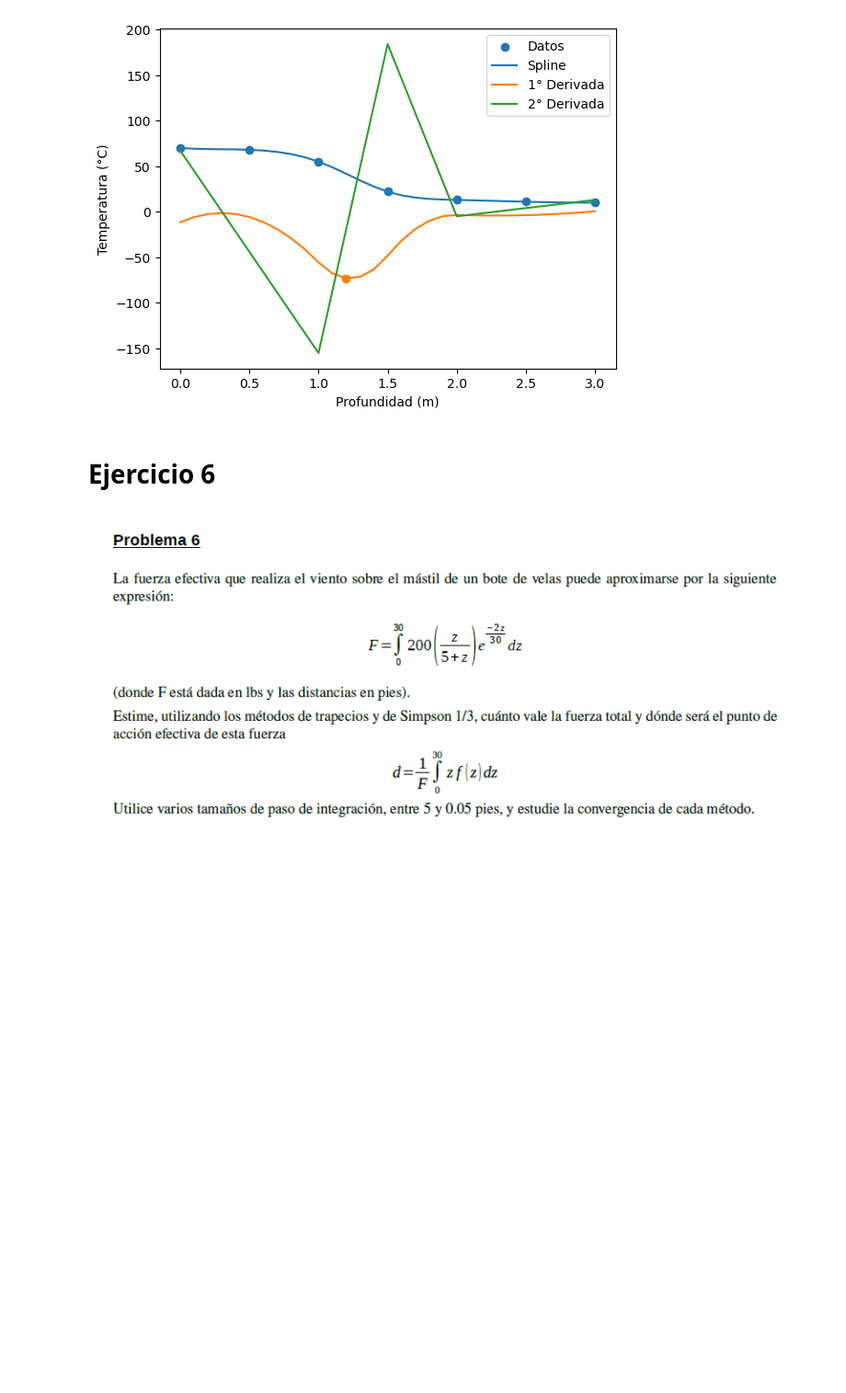
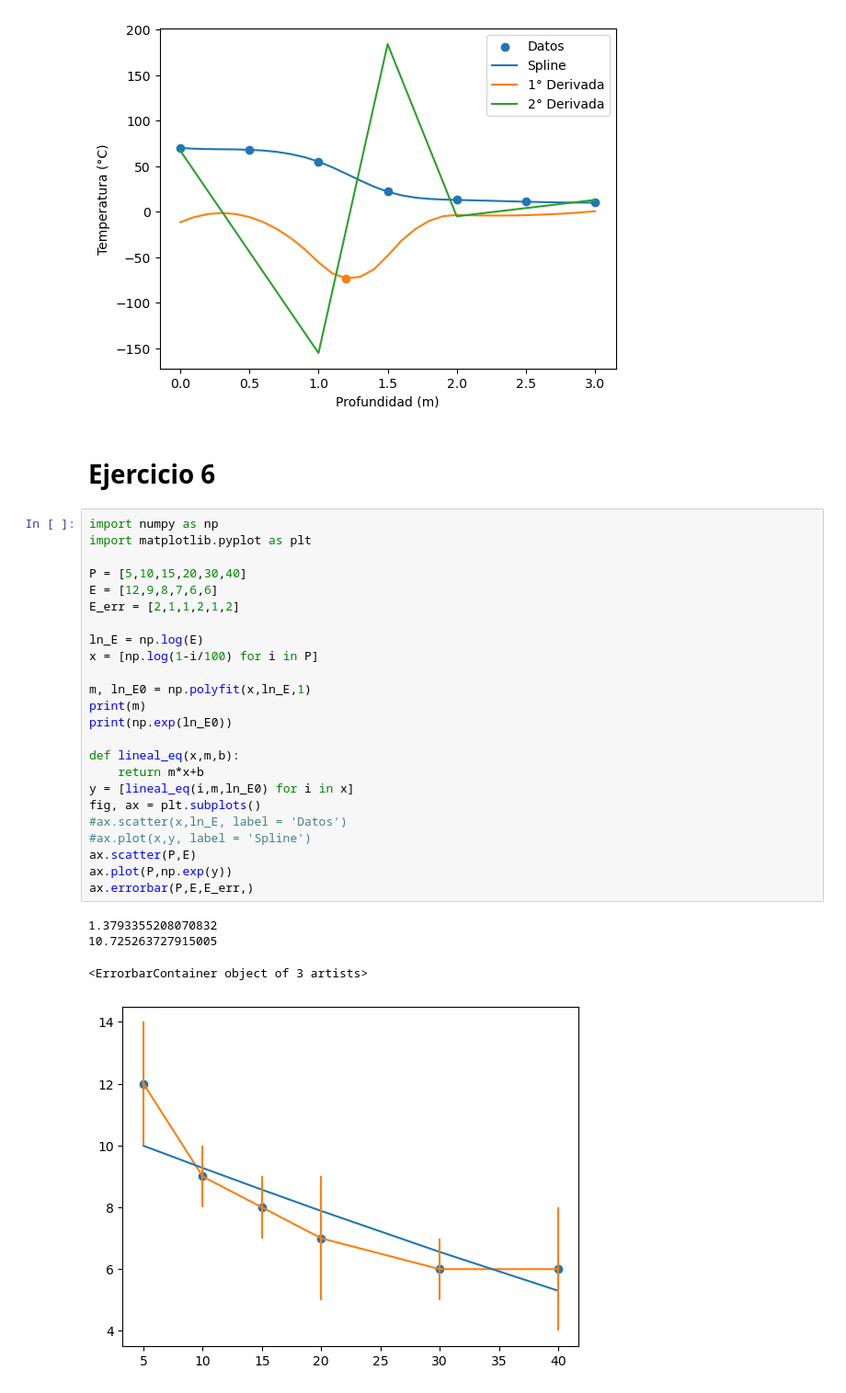
Before and after one commit to JulianWar-Sabato/Guias-Modelizacion-Sabato, a Jupyter notebook: Problema1.ipynb, the cells around one changed output. Shown at 92% size. Drawn from its saved outputs; the diff is of its cells as text; blank space fills up the shorter version.

```diff
--- a/Problema1.ipynb
+++ b/Problema1.ipynb
@@ -97,4 +99,32 @@ ax.legend()
 [figure]
 # %% [markdown]
 # Ejercicio 6
-![image.png](attachment:872d1b36-20a3-4b28-ac2f-9184ec43dc2f.png)
+# %%
+import numpy as np
+import matplotlib.pyplot as plt
+
+P = [5,10,15,20,30,40]
+E = [12,9,8,7,6,6]
+E_err = [2,1,1,2,1,2]
+
+ln_E = np.log(E)
+x = [np.log(1-i/100) for i in P]
+
+m, ln_E0 = np.polyfit(x,ln_E,1)
+print(m)
+print(np.exp(ln_E0))
+
+def lineal_eq(x,m,b):
+    return m*x+b
+y = [lineal_eq(i,m,ln_E0) for i in x]
+fig, ax = plt.subplots()
+#ax.scatter(x,ln_E, label = 'Datos')
+#ax.plot(x,y, label = 'Spline')
+ax.scatter(P,E)
+ax.plot(P,np.exp(y))
+ax.errorbar(P,E,E_err,)
+# %% [output]
+1.3793355208070832
+10.725263727915005
+<ErrorbarContainer object of 3 artists>
+[figure, added]
```
Also changed, not shown: parts of 15 cells of this notebook.
